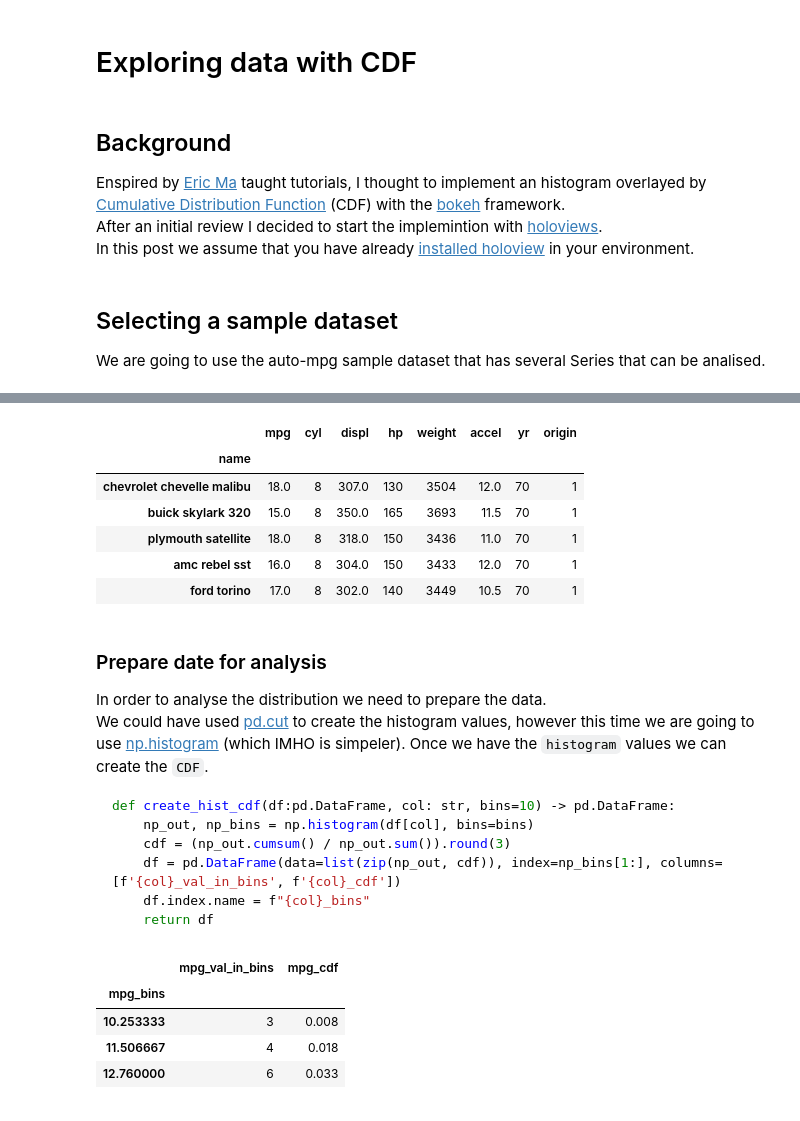
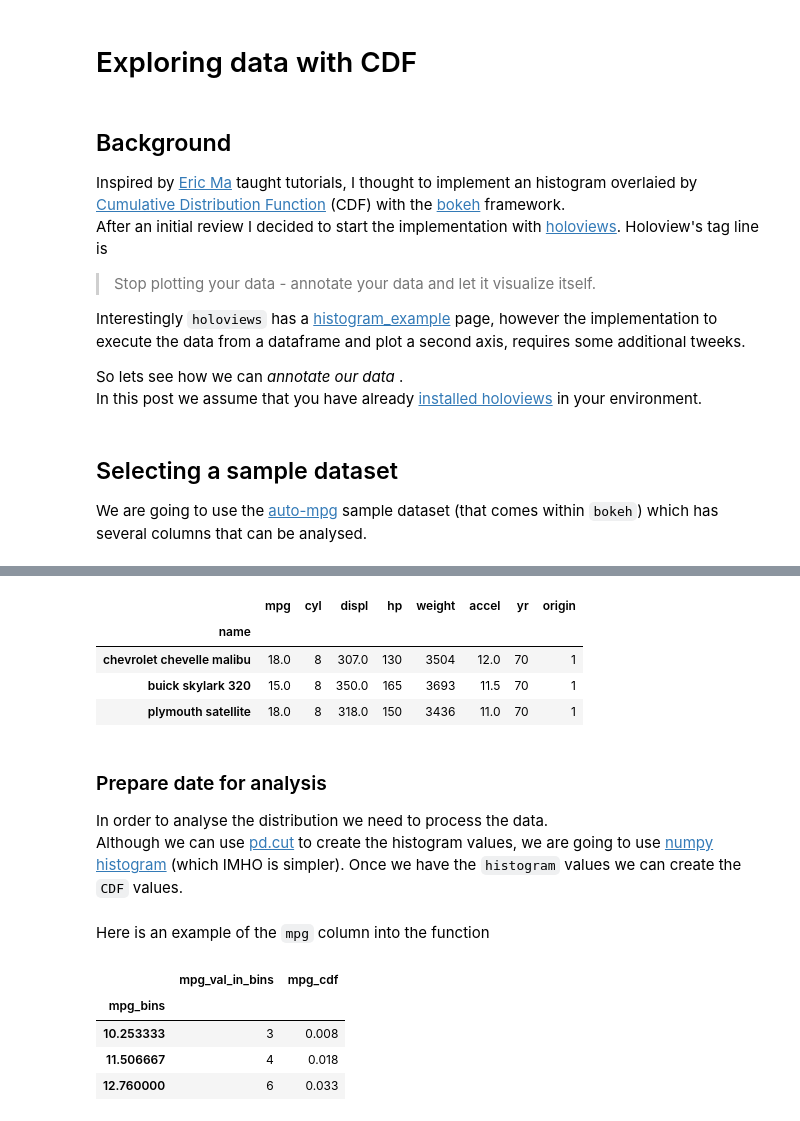
Before and after one commit to sephib/sephib.github.io, a Jupyter notebook: content/cdf_histogram_bokeh.ipynb, the cells around one changed output, grey strips where cells are left out. Saved outputs shown, nothing was run; the diff lists cells and outputs as text; code cells hidden in the pictures.

Commit message:
add ecdf

````diff
--- a/content/cdf_histogram_bokeh.ipynb
+++ b/content/cdf_histogram_bokeh.ipynb
@@ -2,43 +2,37 @@
 # Exploring data with CDF
 # %% [markdown]
 ## Background
-Enspired by [Eric Ma](https://ericmjl.github.io/blog/2018/7/14/ecdfs/) taught tutorials, I thought to implement an histogram overlayed by [Cumulative Distribution Function](https://en.wikipedia.org/wiki/Cumulative_distribution_function) (CDF) with the [bokeh](https://bokeh.org/) framework.
-After an initial review I decided to start the implemintion with [holoviews](http://holoviews.org/index.html).
-In this post we assume that you have already [installed holoview](http://holoviews.org/index.html#installation) in your environment.
+Inspired by [Eric Ma](https://ericmjl.github.io/blog/2018/7/14/ecdfs/) taught tutorials, I thought to implement an histogram overlaied by [Cumulative Distribution Function](https://en.wikipedia.org/wiki/Cumulative_distribution_function) (CDF) with the [bokeh](https://bokeh.org/) framework.
+After an initial review I decided to start the implementation with [holoviews](http://holoviews.org/index.html).  Holoview's tag line is
+> Stop plotting your data - annotate your data and let it visualize itself.
+
+Interestingly `holoviews` has a [histogram_example](http://holoviews.org/gallery/demos/matplotlib/histogram_example.html) page, however the implementation to execute the data from a dataframe and plot a second axis, requires some additional tweeks.
+
+So lets see how we can *annotate our data* .
+In this post we assume that you have already [installed holoviews](http://holoviews.org/index.html#installation) in your environment.
 # %% [markdown]
 ## Selecting a sample dataset
-We are going to use the auto-mpg sample dataset that has several Series that can be analised.
+We are going to use the [auto-mpg](https://archive.ics.uci.edu/ml/datasets/auto+mpg) sample dataset (that comes within `bokeh`) which has several columns that can be analysed.
 # %%
 import numpy as np
 import pandas as pd
 from bokeh.sampledata.autompg import autompg
 from bokeh.models import Range1d, LinearAxis
 import holoviews as hv
 
-hv.extension('bokeh')
-autompg = autompg.set_index('name')
-autompg.head()
+hv.extension("bokeh")
+autompg = autompg.set_index("name")
+autompg.head(3)
 # %% [output]
 [interactive output not drawn]
 [interactive output not drawn]
 [interactive output not drawn]
 |  | mpg | cyl | displ | hp | weight | accel | yr | origin |
 | name |  |  |  |  |  |  |  |  |
 | chevrolet chevelle malibu | 18.0 | 8 | 307.0 | 130 | 3504 | 12.0 | 70 | 1 |
 | buick skylark 320 | 15.0 | 8 | 350.0 | 165 | 3693 | 11.5 | 70 | 1 |
 | plymouth satellite | 18.0 | 8 | 318.0 | 150 | 3436 | 11.0 | 70 | 1 |
-| amc rebel sst | 16.0 | 8 | 304.0 | 150 | 3433 | 12.0 | 70 | 1 |
-| ford torino | 17.0 | 8 | 302.0 | 140 | 3449 | 10.5 | 70 | 1 |
 # %% [markdown]
 ### Prepare date for analysis
-In order to analyse the distribution we need to prepare the data.
-We could have used [pd.cut](https://pandas.pydata.org/pandas-docs/stable/reference/api/pandas.cut.html) to create the histogram values, however this time we are going to use [np.histogram](https://numpy.org/doc/stable/reference/generated/numpy.histogram.html) (which IMHO is simpeler). Once we have the `histogram` values we can create the `CDF`.
-
-```python
-def create_hist_cdf(df:pd.DataFrame, col: str, bins=10) -> pd.DataFrame:
-    np_out, np_bins = np.histogram(df[col], bins=bins)
-    cdf = (np_out.cumsum() / np_out.sum()).round(3)
-    df = pd.DataFrame(data=list(zip(np_out, cdf)), index=np_bins[1:], columns=[f'{col}_val_in_bins', f'{col}_cdf'])
-    df.index.name = f"{col}_bins"
-    return df
-```
+In order to analyse the distribution we need to process the data.
+Although we can use [pd.cut](https://pandas.pydata.org/pandas-docs/stable/reference/api/pandas.cut.html) to create the histogram values, we are going to use  [numpy histogram](https://numpy.org/doc/stable/reference/generated/numpy.histogram.html) (which IMHO is simpler).  Once we have the `histogram` values we can create the `CDF` values.
@@ -45 +53,3 @@ def create_hist_cdf(df:pd.DataFrame, col: str, bins=10) -> pd.DataFrame:
+# %% [markdown]
+Here is an example of the `mpg` column into the function
 # %%
````
Also changed, not shown: parts of 10 cells of this notebook.
